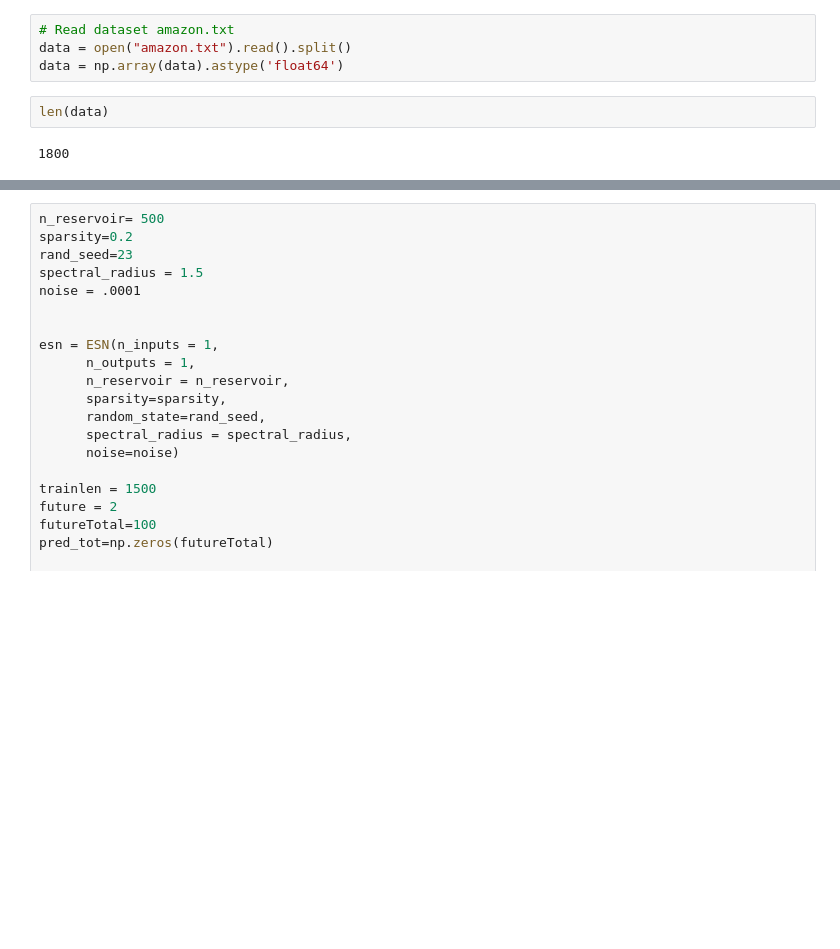
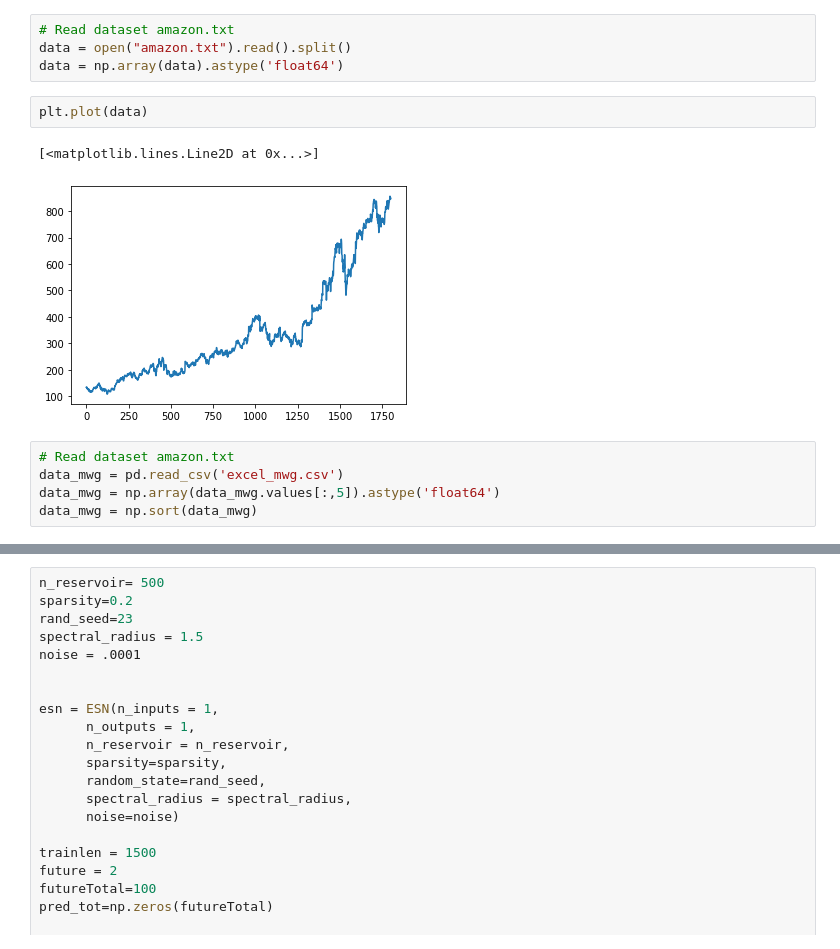
Before and after one commit to sangqle/Study, a Jupyter notebook: jupyter-notebook/EchoStateNetworks/Echo_State_Networks.ipynb, the cells around one changed output, grey strips where cells are left out. Cells and saved outputs as stored; diff of their text form; blank space fills up the shorter version.

```diff
--- a/jupyter-notebook/EchoStateNetworks/Echo_State_Networks.ipynb
+++ b/jupyter-notebook/EchoStateNetworks/Echo_State_Networks.ipynb
@@ -15,7 +15,13 @@ Read your dataset from the file amazon.txt
 # Read dataset amazon.txt
 data = open("amazon.txt").read().split()
 data = np.array(data).astype('float64')
-# %%
-len(data)
-# %% [output]
-1800
+# %%
+plt.plot(data)
+# %% [output]
+[<matplotlib.lines.Line2D at 0x...>]
+[figure, added]
+# %%
+# Read dataset amazon.txt
+data_mwg = pd.read_csv('excel_mwg.csv')
+data_mwg = np.array(data_mwg.values[:,5]).astype('float64')
+data_mwg = np.sort(data_mwg)
```
Also changed, not shown: parts of 7 cells of this notebook, 1 other file.
